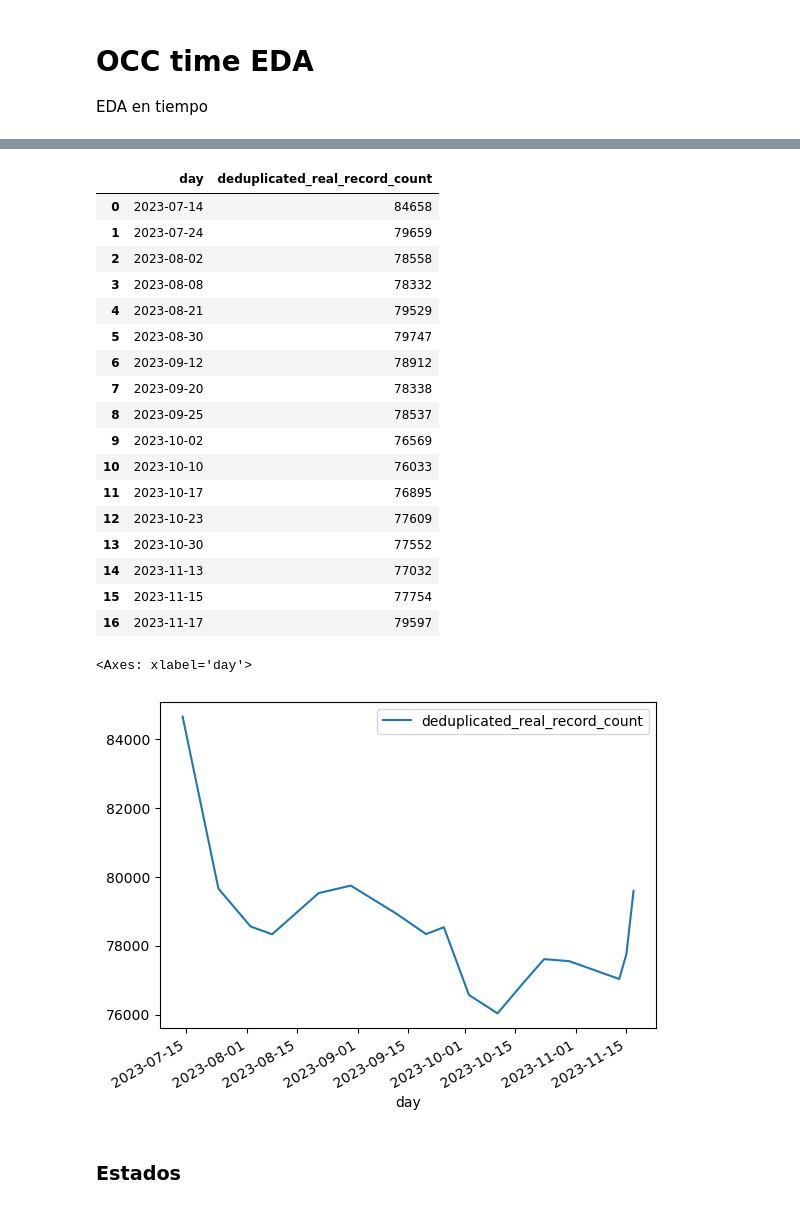
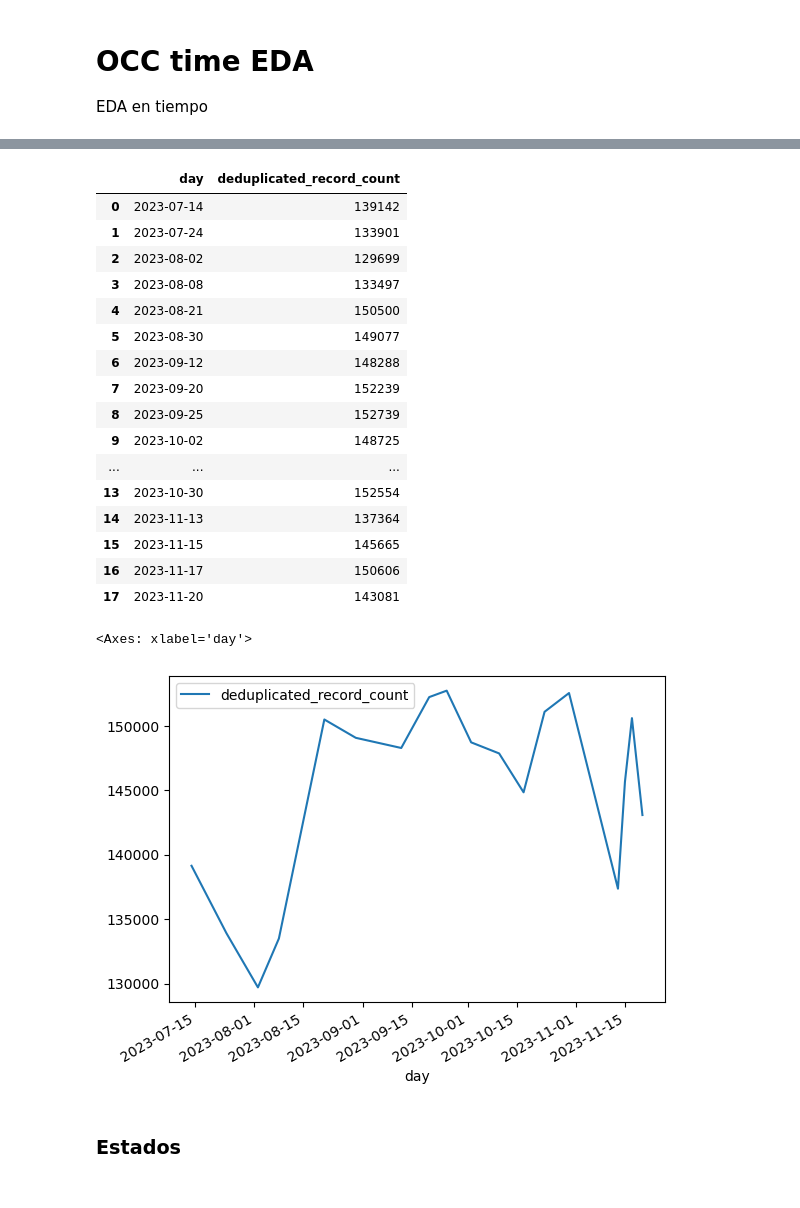
Before and after one commit to eduardofv/learn_spark, a Jupyter notebook: work-dir/occ_time_eda.ipynb, the cells around one changed output, grey strips where cells are left out. Cells and saved outputs as stored; diff of their text form; code cells hidden in the pictures.

```diff
--- a/work-dir/occ_time_eda.ipynb
+++ b/work-dir/occ_time_eda.ipynb
@@ -65,29 +66,28 @@ df_c.select('day').collect()
 # %%
-df_c = df_c.select(["day", "deduplicated_real_record_count"]).toPandas()
+df_c = df_c.select(["day", "deduplicated_record_count"]).toPandas()
 df_c["day"] = pd.to_datetime(df_c["day"], format="%Y-%M-%d")
 display(df_c)
 df_c.set_index("day").plot()
 # %% [output]
-|  | day | deduplicated_real_record_count |
-| 0 | 2023-07-14 | 84658 |
-| 1 | 2023-07-24 | 79659 |
-| 2 | 2023-08-02 | 78558 |
-| 3 | 2023-08-08 | 78332 |
-| 4 | 2023-08-21 | 79529 |
-| 5 | 2023-08-30 | 79747 |
-| 6 | 2023-09-12 | 78912 |
-| 7 | 2023-09-20 | 78338 |
-| 8 | 2023-09-25 | 78537 |
-| 9 | 2023-10-02 | 76569 |
-| 10 | 2023-10-10 | 76033 |
-| 11 | 2023-10-17 | 76895 |
-| 12 | 2023-10-23 | 77609 |
-| 13 | 2023-10-30 | 77552 |
-| 14 | 2023-11-13 | 77032 |
-| 15 | 2023-11-15 | 77754 |
-| 16 | 2023-11-17 | 79597 |
+|  | day | deduplicated_record_count |
+| 0 | 2023-07-14 | 139142 |
+| 1 | 2023-07-24 | 133901 |
+| 2 | 2023-08-02 | 129699 |
+| 3 | 2023-08-08 | 133497 |
+| 4 | 2023-08-21 | 150500 |
+| 5 | 2023-08-30 | 149077 |
+| 6 | 2023-09-12 | 148288 |
+| 7 | 2023-09-20 | 152239 |
+| 8 | 2023-09-25 | 152739 |
+| 9 | 2023-10-02 | 148725 |
+| ... | ... | ... |
+| 13 | 2023-10-30 | 152554 |
+| 14 | 2023-11-13 | 137364 |
+| 15 | 2023-11-15 | 145665 |
+| 16 | 2023-11-17 | 150606 |
+| 17 | 2023-11-20 | 143081 |
 <Axes: xlabel='day'>
-[figure, old version]
+[figure, new version]
 # %% [markdown]
 ### Estados
 # %%
```
Also changed, not shown: parts of 4 cells of this notebook, 2 other files.
